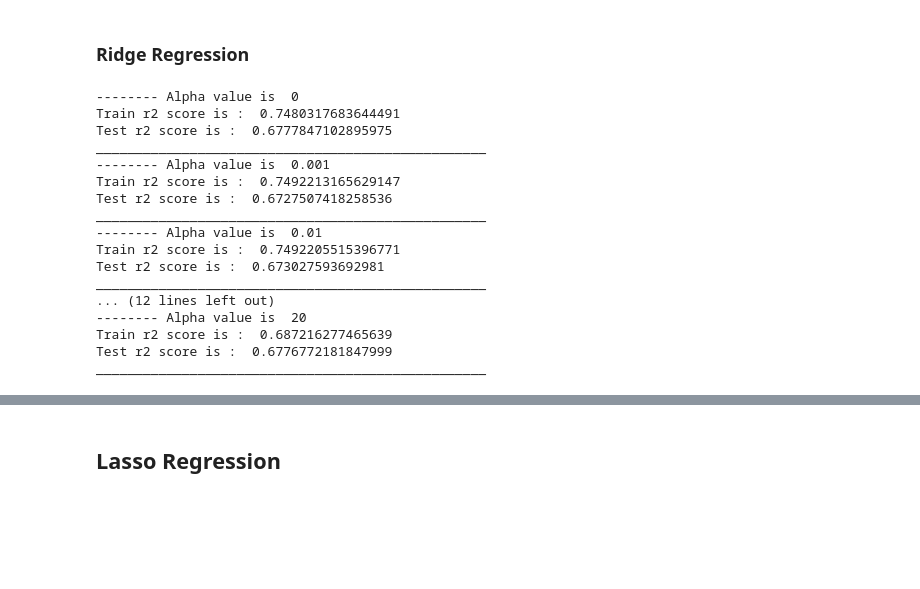
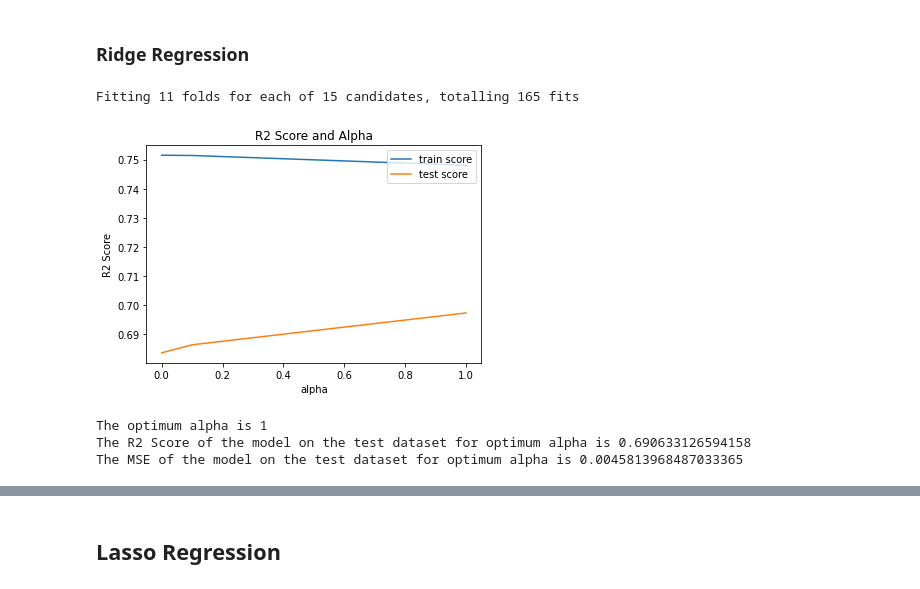
Before and after one commit to ganeshnagaraja/Advanced_Regression_Assignment, a Jupyter notebook: advanced_regression_assignment.ipynb, the cells around one changed output, grey strips where cells are left out. Cells and saved outputs as stored; diff of their text form; code cells hidden in the pictures; blank space fills up the shorter version.

```diff
--- a/advanced_regression_assignment.ipynb
+++ b/advanced_regression_assignment.ipynb
@@ -1850,42 +1828,36 @@ Test dataset shape  (292, 161)
-# %%
-## Dataset Columns is filtered
-
-reg = LinearRegression()
-
-lambdas = [0, 0.001, 0.01, 0.1, 1 , 10, 20]
-# Higher the value of lambda, more the regularization
-
-for i in lambdas:
-    # reg = reg.fit(x_train_rfe)
-    ridge_reg_rfe = Ridge(alpha=i)
-    ridge_reg_rfe.fit(x_train_rfe, y_train)
-
-    # prediction on train set
-    y_pred = ridge_reg_rfe.predict(x_train_rfe)
-
-    print("-------- Alpha value is ", i)
-    print("Train r2 score is : ", r2_score(y_train, y_pred))
-
-    # Prediction on Test set
-    y_pred_test = ridge_reg_rfe.predict(x_test_rfe)
-    print("Test r2 score is : ", r2_score(y_test, y_pred_test))
-
-    print("_"*50)
-# %% [output]
--------- Alpha value is  0
-Train r2 score is :  0.7480317683644491
-Test r2 score is :  0.6777847102895975
-__________________________________________________
--------- Alpha value is  0.001
-Train r2 score is :  0.7492213165629147
-Test r2 score is :  0.6727507418258536
-__________________________________________________
--------- Alpha value is  0.01
-Train r2 score is :  0.7492205515396771
-Test r2 score is :  0.673027593692981
-__________________________________________________
-... (12 lines left out)
--------- Alpha value is  20
-Train r2 score is :  0.687216277465639
-Test r2 score is :  0.6776772181847999
-__________________________________________________
+# %%
+# ## On RFE filtered dataset
+
+# Builsing a Ridge Model with GridSearch CV to find the optimum alpha
+params = {'alpha': [0.00001, 0.00009, 0.0001, 0.0002, 0.0003, 0.0004, 0.0005, 0.0006, 0.0007, 0.0008, 0.0009, 0.001, 0.01, 0.1, 1 ]}
+ridge = Ridge(random_state=100)
+
+# cross validation
+folds = 11
+model_cv = GridSearchCV(estimator = ridge, param_grid = params, scoring= 'r2', cv = folds, return_train_score=True, verbose = 1)
+model_cv.fit(x_train_rfe, y_train)
+
+cv_results = pd.DataFrame(model_cv.cv_results_)
+# plotting
+plt.plot(cv_results['param_alpha'], cv_results['mean_train_score'])
+plt.plot(cv_results['param_alpha'], cv_results['mean_test_score'])
+plt.xlabel('alpha')
+plt.ylabel('R2 Score')
+plt.title("R2 Score and Alpha")
+plt.legend(['train score', 'test score'], loc='upper right')
+plt.show()
+
+alpha = cv_results['param_alpha'].loc[cv_results['mean_test_score'].idxmax()]
+print('The optimum alpha is',alpha)
+ridge_final2 = Ridge(alpha=alpha,random_state=100)
+ridge_final2.fit(x_train_rfe,y_train)
+ridge_coef2 = ridge_final2.coef_
+y_test_pred = ridge_final2.predict(x_test_rfe)
+print('The R2 Score of the model on the test dataset for optimum alpha is',r2_score(y_test, y_test_pred))
+print('The MSE of the model on the test dataset for optimum alpha is', mean_squared_error(y_test, y_test_pred))
+# %% [output]
+Fitting 11 folds for each of 15 candidates, totalling 165 fits
+[figure, added]
+The optimum alpha is 1
+The R2 Score of the model on the test dataset for optimum alpha is 0.690633126594158
+The MSE of the model on the test dataset for optimum alpha is 0.0045813968487033365
```
Also changed, not shown: parts of 31 cells of this notebook.
